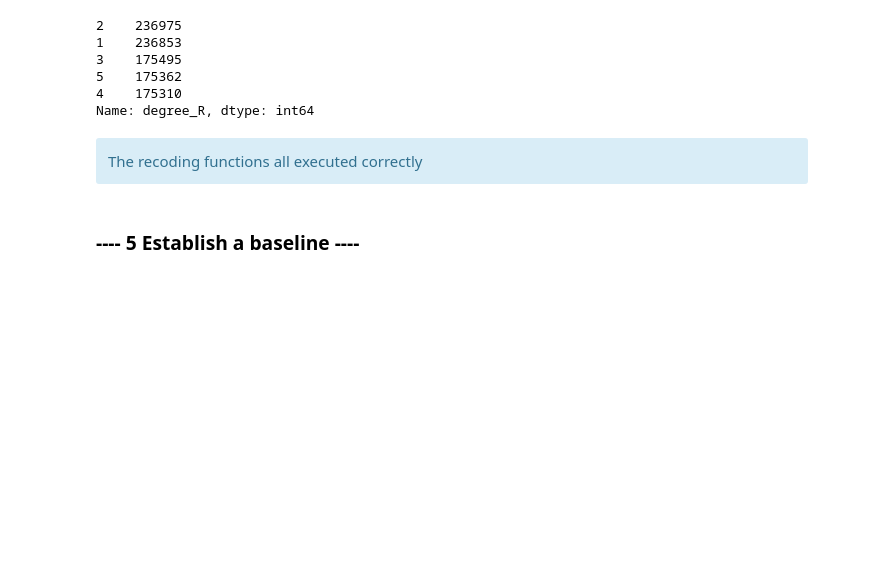
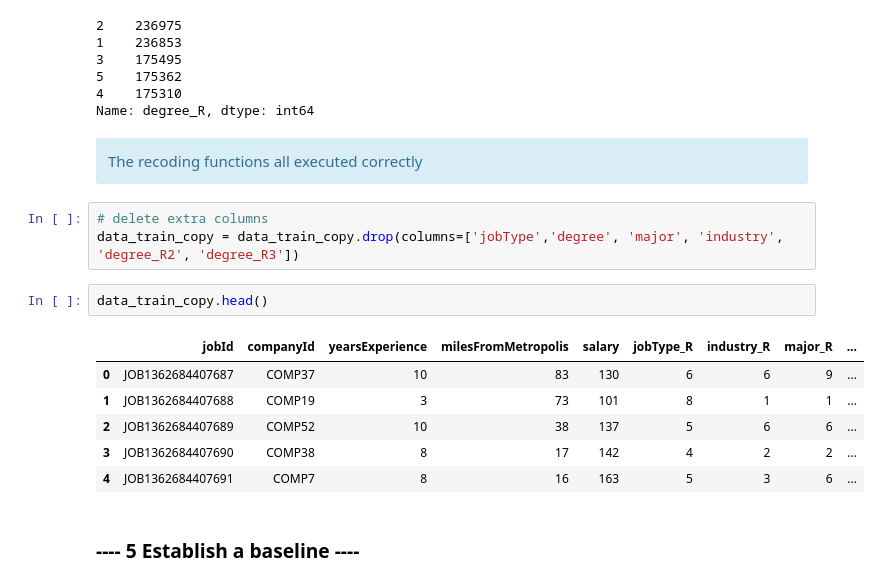
Before and after one commit to cdean4/salary-prediction-portfolio, a Jupyter notebook: SalaryProject.ipynb, the cells around one changed output. Cells and saved outputs as stored; diff of their text form; blank space fills up the shorter version.

Commit message:
Delete oiginal string columns

```diff
--- a/SalaryProject.ipynb
+++ b/SalaryProject.ipynb
@@ -567,6 +567,18 @@ Name: degree_R, dtype: int64
 <div class="alert alert-block alert-info">
 The recoding functions all executed correctly
 </div>
+# %%
+# delete extra columns
+data_train_copy = data_train_copy.drop(columns=['jobType','degree', 'major', 'industry', 'degree_R2', 'degree_R3'])
+# %%
+data_train_copy.head()
+# %% [output]
+|  | jobId | companyId | yearsExperience | milesFromMetropolis | salary | jobType_R | industry_R | major_R | ... |
+| 0 | JOB1362684407687 | COMP37 | 10 | 83 | 130 | 6 | 6 | 9 | ... |
+| 1 | JOB1362684407688 | COMP19 | 3 | 73 | 101 | 8 | 1 | 1 | ... |
+| 2 | JOB1362684407689 | COMP52 | 10 | 38 | 137 | 5 | 6 | 6 | ... |
+| 3 | JOB1362684407690 | COMP38 | 8 | 17 | 142 | 4 | 2 | 2 | ... |
+| 4 | JOB1362684407691 | COMP7 | 8 | 16 | 163 | 5 | 3 | 6 | ... |
 # %% [markdown]
 ### ---- 5 Establish a baseline ----
 # %%
```
